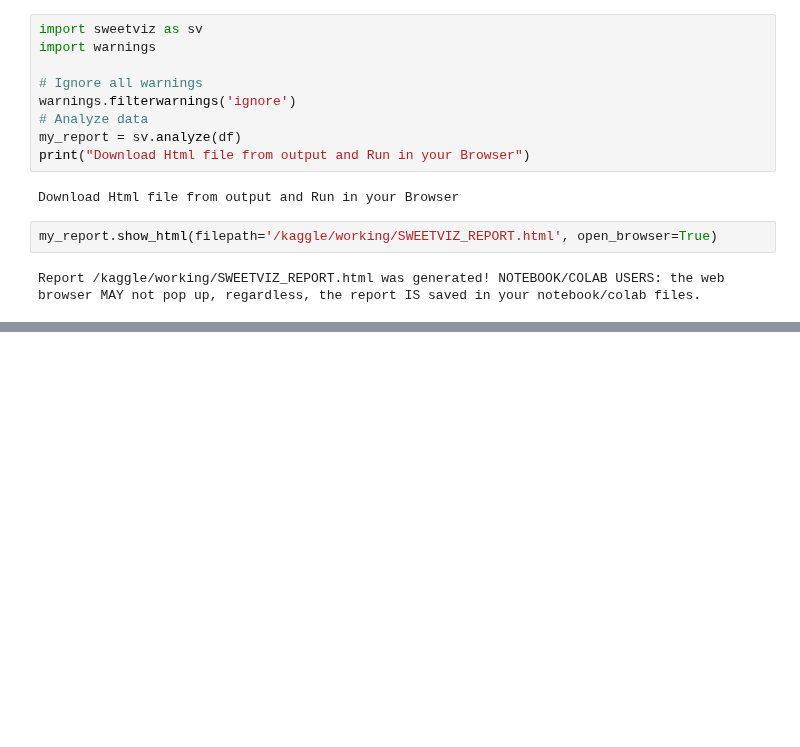
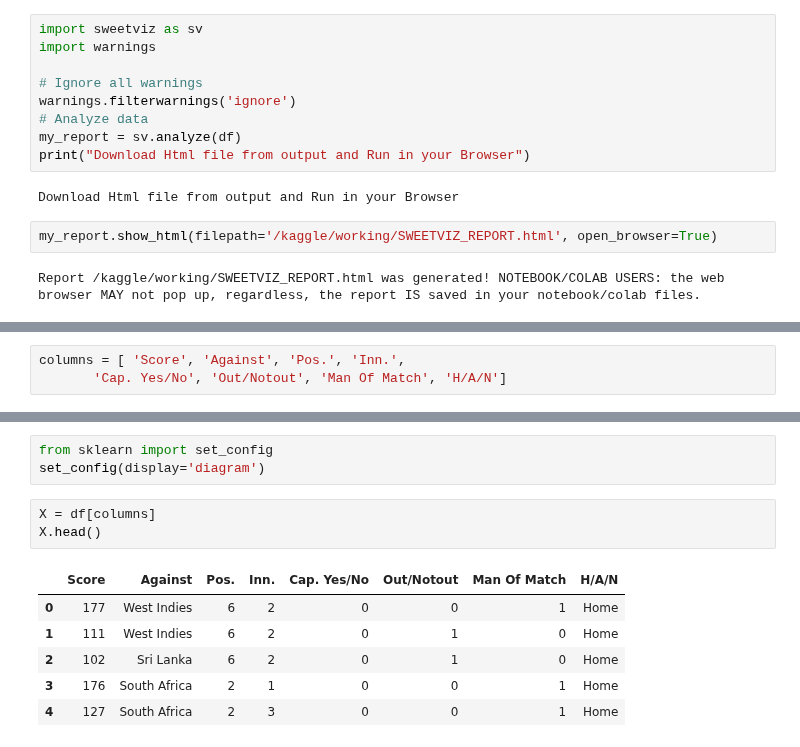
Before and after one commit to ShubhamGupta2505/Dataset-Analysis-Visualization, a Jupyter notebook: notebook83594b1fa3.ipynb, the cells around one changed output, grey strips where cells are left out. Cells and saved outputs as stored; diff of their text form; blank space fills up the shorter version.

```diff
--- a/notebook83594b1fa3.ipynb
+++ b/notebook83594b1fa3.ipynb
@@ -376,0 +351,3 @@ HTML('<iframe src="SWEETVIZ_REPORT.html" width=1400 height=800></iframe>')
+# %%
+columns = [ 'Score', 'Against', 'Pos.', 'Inn.',
+       'Cap. Yes/No', 'Out/Notout', 'Man Of Match', 'H/A/N']
@@ -376,0 +363,13 @@ HTML('<iframe src="SWEETVIZ_REPORT.html" width=1400 height=800></iframe>')
+# %%
+from sklearn import set_config
+set_config(display='diagram')
+# %%
+X = df[columns]
+X.head()
+# %% [output]
+|  | Score | Against | Pos. | Inn. | Cap. Yes/No | Out/Notout | Man Of Match | H/A/N |
+| 0 | 177 | West Indies | 6 | 2 | 0 | 0 | 1 | Home |
+| 1 | 111 | West Indies | 6 | 2 | 0 | 1 | 0 | Home |
+| 2 | 102 | Sri Lanka | 6 | 2 | 0 | 1 | 0 | Home |
+| 3 | 176 | South Africa | 2 | 1 | 0 | 0 | 1 | Home |
+| 4 | 127 | South Africa | 2 | 3 | 0 | 0 | 1 | Home |
```
Also changed, not shown: parts of 18 cells of this notebook.
